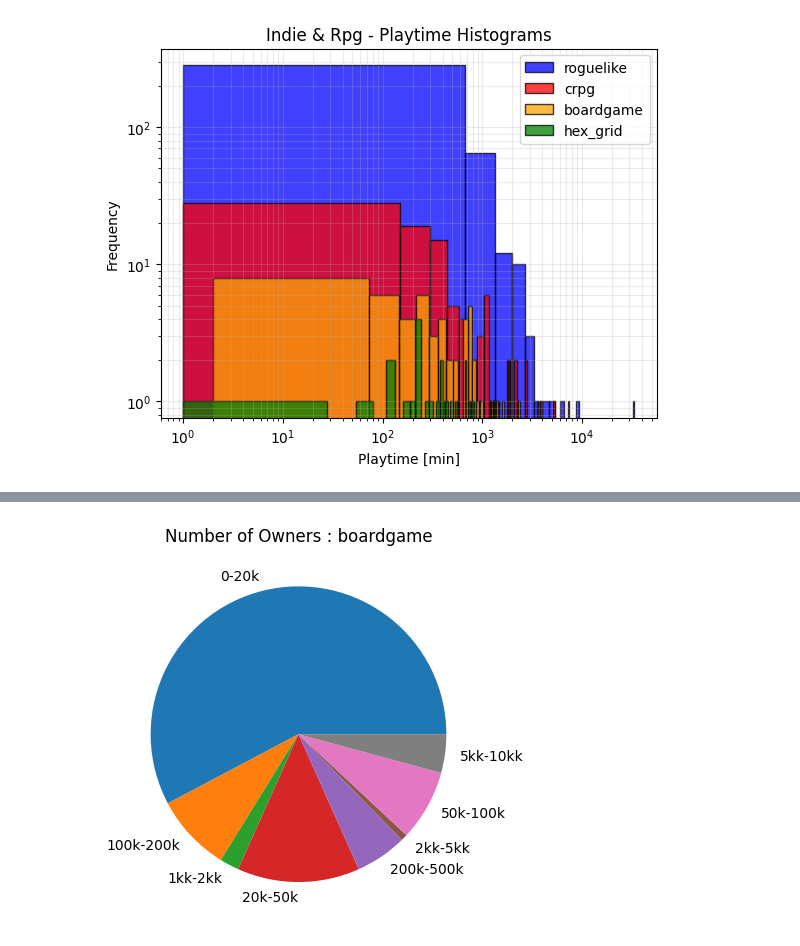
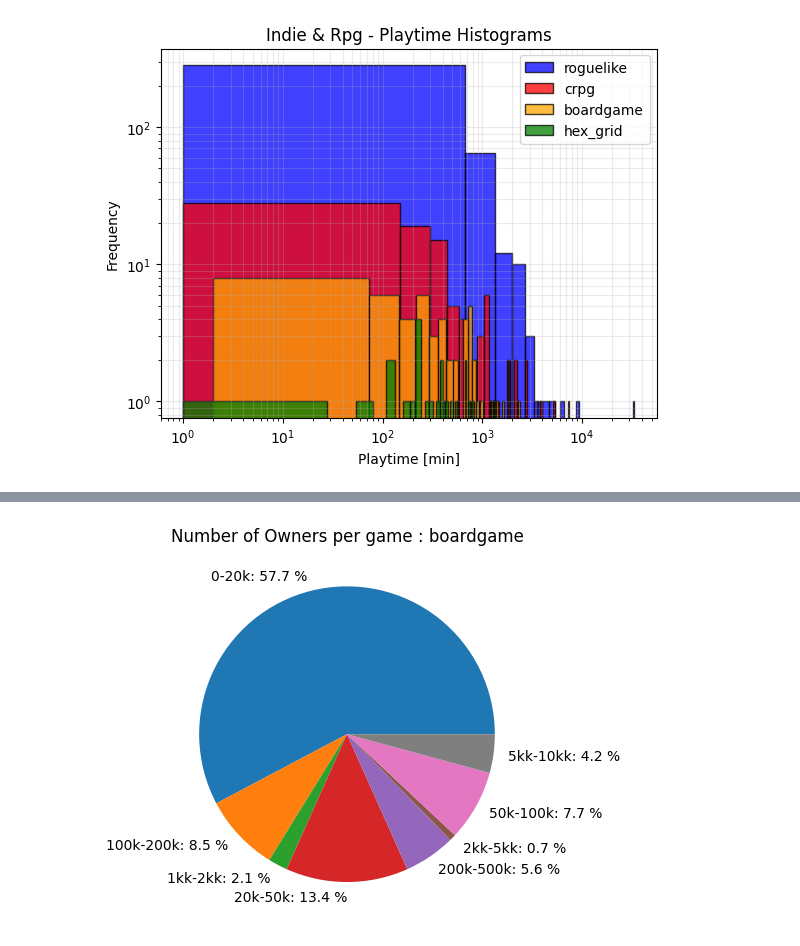
Before and after one commit to pmikola/steam_game_analysis, a Jupyter notebook: analysis.ipynb, the cells around one changed output, grey strips where cells are left out. Cells and saved outputs as stored; diff of their text form; code cells hidden in the pictures.

```diff
--- a/analysis.ipynb
+++ b/analysis.ipynb
@@ -425,14 +462,21 @@ plt.show()
 # %%
 owners_boardgame = owners_number[idx_boardgame_top_genre]
 
 unique_values_boardgame, counts_boardgame = np.unique(owners_boardgame, return_counts=True)
 unique_values_boardgame = ['0-20k','100k-200k','1kk-2kk','20k-50k','200k-500k','2kk-5kk','50k-100k','5kk-10kk']
-plt.title("Number of Owners : boardgame")
+unique_values_low_boardgame  = [1,1e5,1e6,2e4,2e5,2e6,5e4,5e6]
+unique_values_high_boardgame  = [2e4,2e5,2e6,5e4,5e5,5e6,1e5,1e7]
+total = counts_boardgame.sum()
+percentages = counts_boardgame / total * 100
+percentages_str = [f"{percent:.1f}" for percent in percentages]
 
-plt.pie(counts_boardgame,labels=unique_values_boardgame)
-plt.show()
+combined_labels = [f"{unique_value}: {percent_str}"+' %' for unique_value, percent_str in zip(unique_values_boardgame, percentages_str)]
+plt.title("Number of Owners per game : boardgame")
+
+plt.pie(counts_boardgame,labels=combined_labels)
+plt.show()# Answer
 # %% [output]
-[figure, old version]
+[figure, new version]
 # %%
 owners_hex_grid = owners_number[idx_hex_grid_top_genre]
 
```
Also changed, not shown: parts of 9 cells of this notebook.
